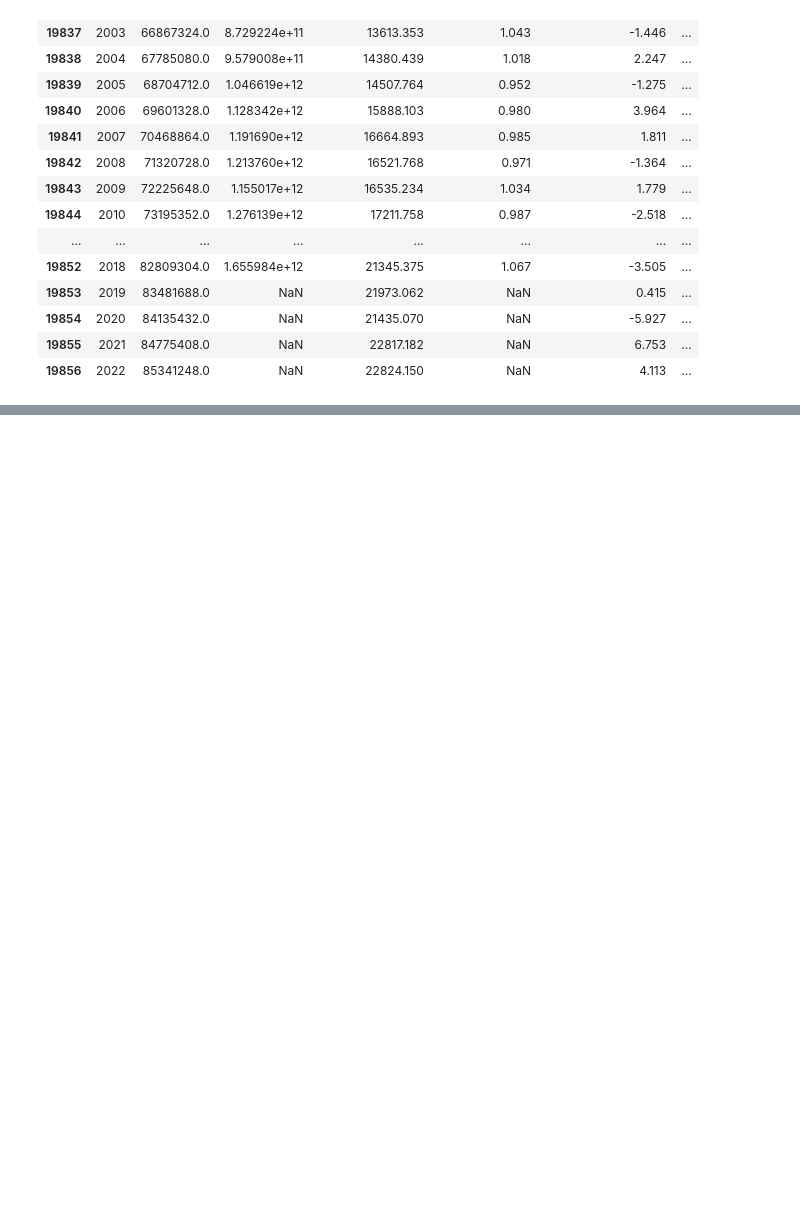
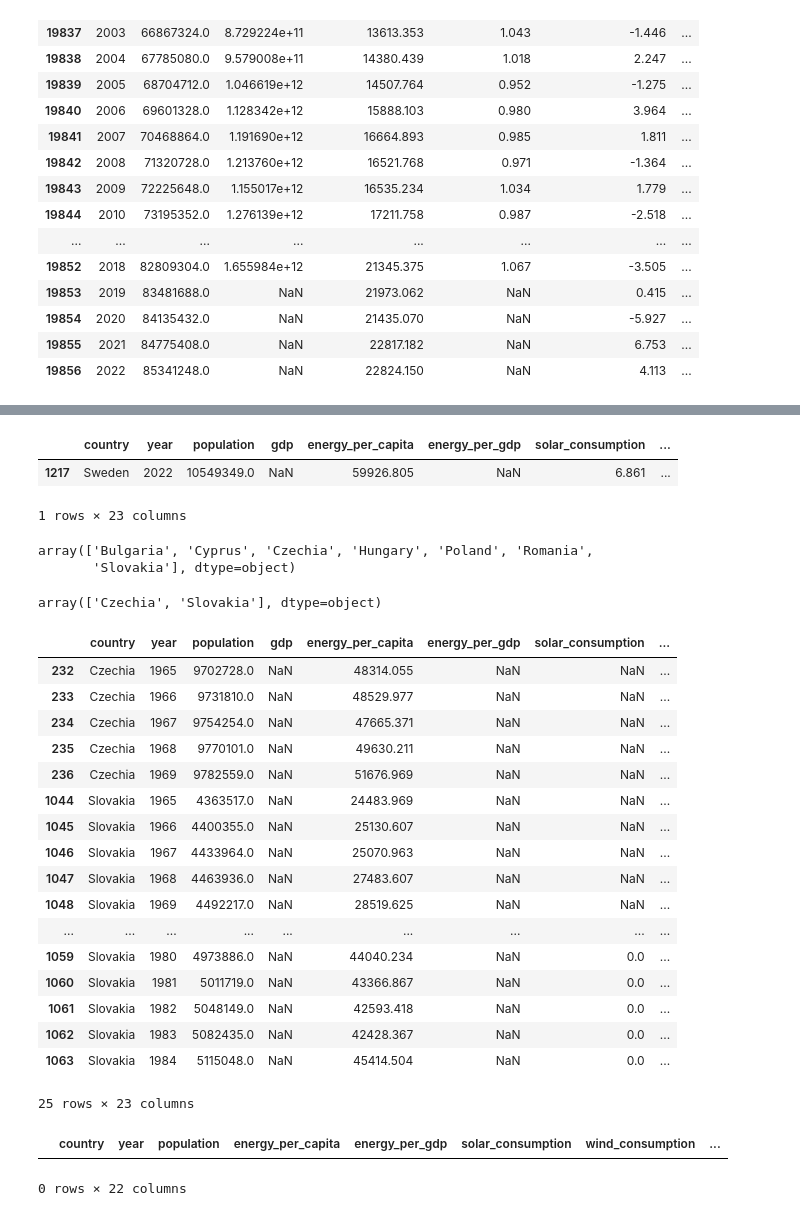
Before and after one commit to MertKir-R/energy_consumption_prediction, a Jupyter notebook: notebooks/world_energy_consumption.ipynb, the cells around one changed output, grey strips where cells are left out. Saved outputs shown, nothing was run; the diff lists cells and outputs as text; code cells hidden in the pictures; blank space fills up the shorter version.

```diff
--- a/notebooks/world_energy_consumption.ipynb
+++ b/notebooks/world_energy_consumption.ipynb
@@ -90,0 +270,6 @@ data_oil[(data_oil['country'] == 'Turkey') & (data['year'] > 2000)].head()
+# %%
+country_mapping = {'Slovak Republic':'Slovakia'}
+
+gdp_new['country'] = gdp_new['country'].replace(country_mapping)
+
+gdp_new.rename(columns={'NY.GDP.MKTP.CD': 'gdp_wb'}, inplace=True)
@@ -90,0 +289,4 @@ data_oil[(data_oil['country'] == 'Turkey') & (data['year'] > 2000)].head()
+# %%
+gdp_new['year'] = gdp_new['year'].astype('int64')
+# %%
+data_oil_eu = data_oil_eu.merge(gdp_new, how="left", on=['country', 'year'])
@@ -90,0 +303,38 @@ data_oil[(data_oil['country'] == 'Turkey') & (data['year'] > 2000)].head()
+# %%
+data_oil_eu[(data_oil_eu['country'] == 'Sweden')&(data_oil_eu['year'] == 2022)]
+# %% [output]
+|  | country | year | population | gdp | energy_per_capita | energy_per_gdp | solar_consumption | ... |
+| 1217 | Sweden | 2022 | 10549349.0 | NaN | 59926.805 | NaN | 6.861 | ... |
+1 rows × 23 columns
+# %%
+data_oil_eu[data_oil_eu['gdp_wb'].isna()]['country'].unique()
+# %% [output]
+array(['Bulgaria', 'Cyprus', 'Czechia', 'Hungary', 'Poland', 'Romania',
+       'Slovakia'], dtype=object)
+# %%
+data_oil_eu['gdp_wb'] = data_oil_eu['gdp_wb'].fillna(data_oil_eu['gdp'])
+# %%
+data_oil_eu[data_oil_eu['gdp_wb'].isna()]['country'].unique()
+# %% [output]
+array(['Czechia', 'Slovakia'], dtype=object)
+# %%
+data_oil_eu[data_oil_eu['gdp_wb'].isna()]
+# %% [output]
+|  | country | year | population | gdp | energy_per_capita | energy_per_gdp | solar_consumption | ... |
+| 232 | Czechia | 1965 | 9702728.0 | NaN | 48314.055 | NaN | NaN | ... |
+| 233 | Czechia | 1966 | 9731810.0 | NaN | 48529.977 | NaN | NaN | ... |
+| 234 | Czechia | 1967 | 9754254.0 | NaN | 47665.371 | NaN | NaN | ... |
+| 235 | Czechia | 1968 | 9770101.0 | NaN | 49630.211 | NaN | NaN | ... |
+| 236 | Czechia | 1969 | 9782559.0 | NaN | 51676.969 | NaN | NaN | ... |
+| 1044 | Slovakia | 1965 | 4363517.0 | NaN | 24483.969 | NaN | NaN | ... |
+| 1045 | Slovakia | 1966 | 4400355.0 | NaN | 25130.607 | NaN | NaN | ... |
+| 1046 | Slovakia | 1967 | 4433964.0 | NaN | 25070.963 | NaN | NaN | ... |
+| 1047 | Slovakia | 1968 | 4463936.0 | NaN | 27483.607 | NaN | NaN | ... |
+| 1048 | Slovakia | 1969 | 4492217.0 | NaN | 28519.625 | NaN | NaN | ... |
+| ... | ... | ... | ... | ... | ... | ... | ... | ... |
+| 1059 | Slovakia | 1980 | 4973886.0 | NaN | 44040.234 | NaN | 0.0 | ... |
+| 1060 | Slovakia | 1981 | 5011719.0 | NaN | 43366.867 | NaN | 0.0 | ... |
+| 1061 | Slovakia | 1982 | 5048149.0 | NaN | 42593.418 | NaN | 0.0 | ... |
+| 1062 | Slovakia | 1983 | 5082435.0 | NaN | 42428.367 | NaN | 0.0 | ... |
+| 1063 | Slovakia | 1984 | 5115048.0 | NaN | 45414.504 | NaN | 0.0 | ... |
+25 rows × 23 columns
@@ -90,0 +349,5 @@ data_oil[(data_oil['country'] == 'Turkey') & (data['year'] > 2000)].head()
+# %%
+data_oil_eu[data_oil_eu['gdp_wb'].isna()]
+# %% [output]
+|  | country | year | population | energy_per_capita | energy_per_gdp | solar_consumption | wind_consumption | ... |
+0 rows × 22 columns
```
Also changed, not shown: parts of 84 cells of this notebook, 1 other file.
